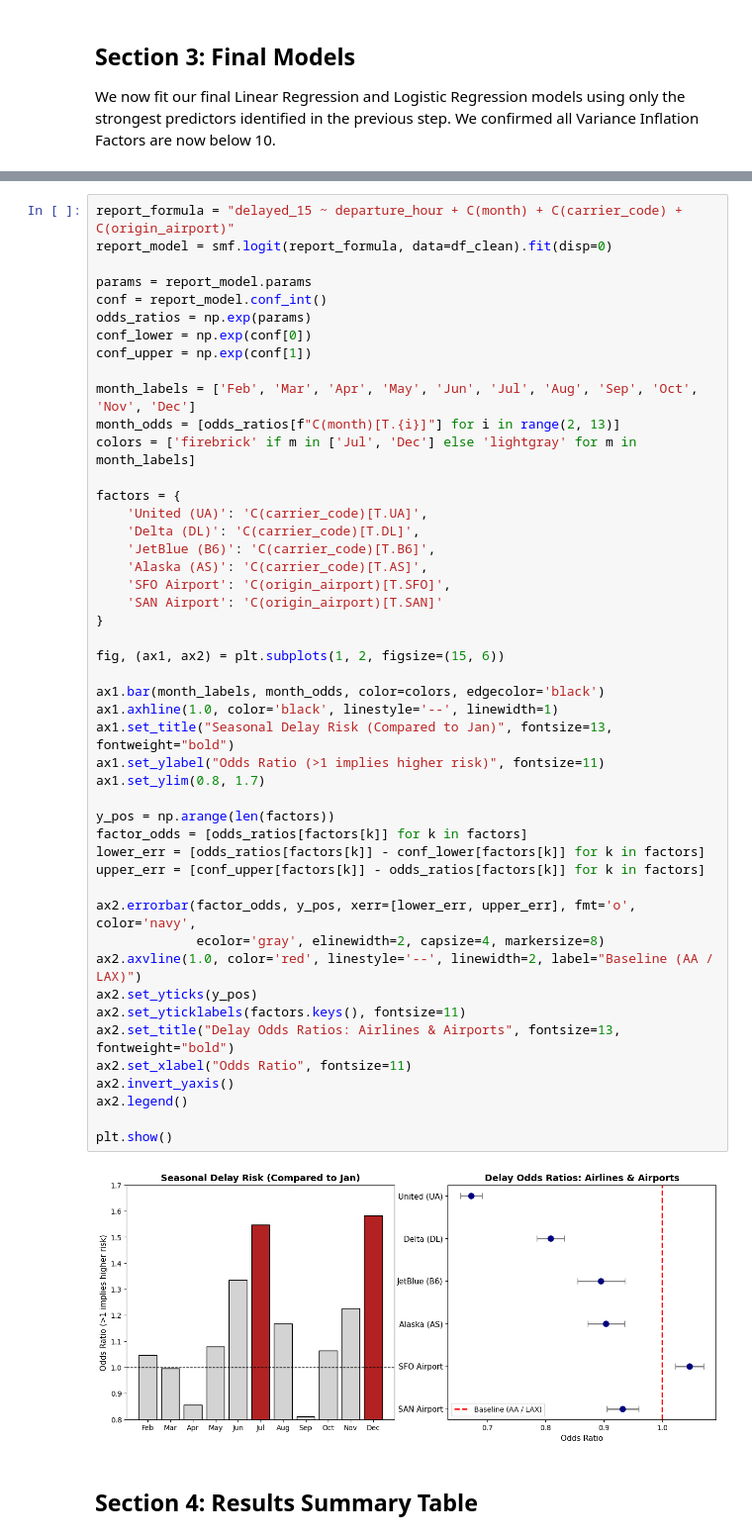
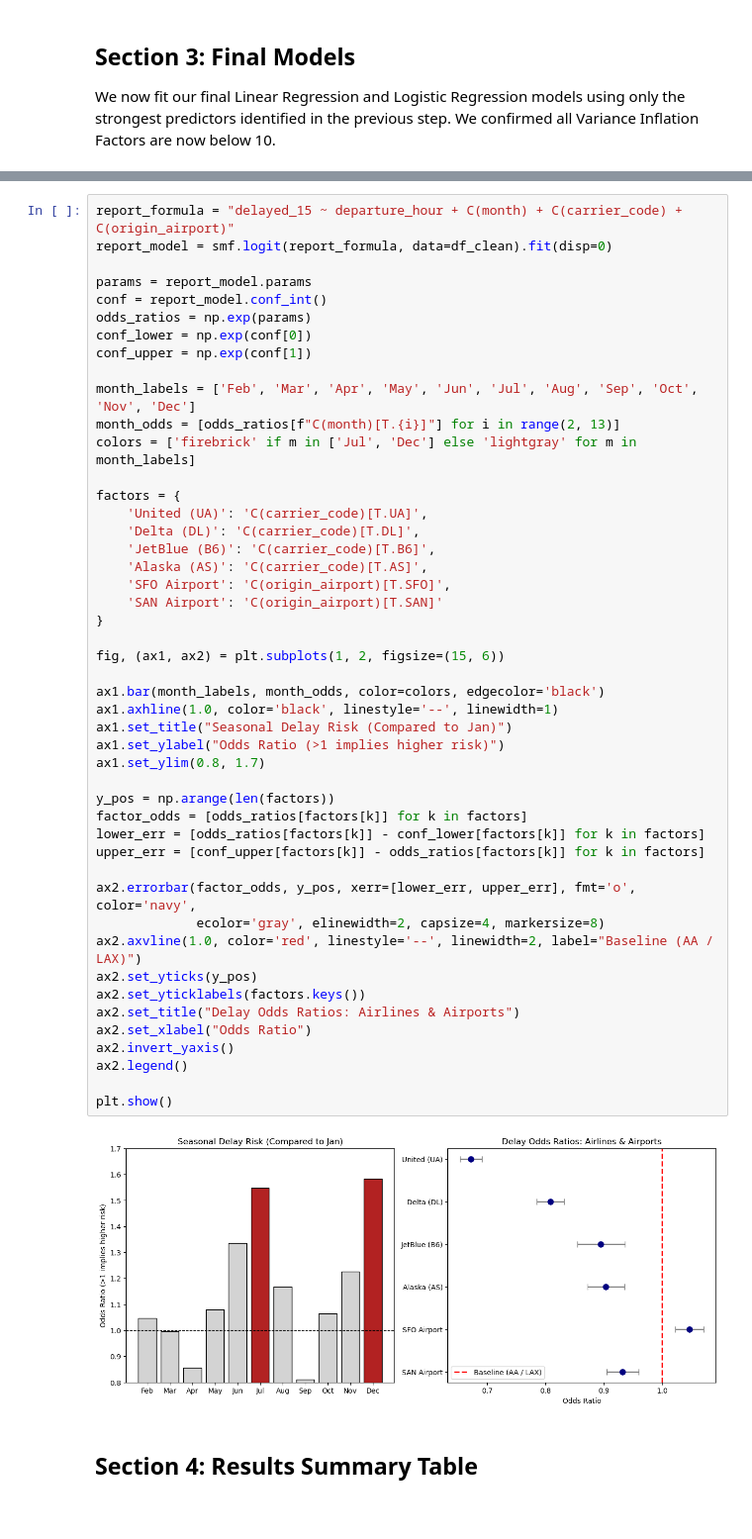
Before and after one commit to ageller02/Math-189-Group-34, a Jupyter notebook: notebooks/04_final_models_and_results.ipynb, the cells around one changed output, grey strips where cells are left out. Shown at 99% size. Cells and saved outputs as stored; diff of their text form; blank space fills up the shorter version.

```diff
--- a/notebooks/04_final_models_and_results.ipynb
+++ b/notebooks/04_final_models_and_results.ipynb
@@ -114,39 +114,39 @@ colors = ['firebrick' if m in ['Jul', 'Dec'] else 'lightgray' for m in month_lab
 
 factors = {
     'United (UA)': 'C(carrier_code)[T.UA]',
     'Delta (DL)': 'C(carrier_code)[T.DL]',
     'JetBlue (B6)': 'C(carrier_code)[T.B6]',
     'Alaska (AS)': 'C(carrier_code)[T.AS]',
     'SFO Airport': 'C(origin_airport)[T.SFO]',
     'SAN Airport': 'C(origin_airport)[T.SAN]'
 }
 
 fig, (ax1, ax2) = plt.subplots(1, 2, figsize=(15, 6))
 
 ax1.bar(month_labels, month_odds, color=colors, edgecolor='black')
 ax1.axhline(1.0, color='black', linestyle='--', linewidth=1)
-ax1.set_title("Seasonal Delay Risk (Compared to Jan)", fontsize=13, fontweight="bold")
-ax1.set_ylabel("Odds Ratio (>1 implies higher risk)", fontsize=11)
+ax1.set_title("Seasonal Delay Risk (Compared to Jan)")
+ax1.set_ylabel("Odds Ratio (>1 implies higher risk)")
 ax1.set_ylim(0.8, 1.7)
 
 y_pos = np.arange(len(factors))
 factor_odds = [odds_ratios[factors[k]] for k in factors]
 lower_err = [odds_ratios[factors[k]] - conf_lower[factors[k]] for k in factors]
 upper_err = [conf_upper[factors[k]] - odds_ratios[factors[k]] for k in factors]
 
 ax2.errorbar(factor_odds, y_pos, xerr=[lower_err, upper_err], fmt='o', color='navy',
              ecolor='gray', elinewidth=2, capsize=4, markersize=8)
 ax2.axvline(1.0, color='red', linestyle='--', linewidth=2, label="Baseline (AA / LAX)")
 ax2.set_yticks(y_pos)
-ax2.set_yticklabels(factors.keys(), fontsize=11)
-ax2.set_title("Delay Odds Ratios: Airlines & Airports", fontsize=13, fontweight="bold")
-ax2.set_xlabel("Odds Ratio", fontsize=11)
+ax2.set_yticklabels(factors.keys())
+ax2.set_title("Delay Odds Ratios: Airlines & Airports")
+ax2.set_xlabel("Odds Ratio")
 ax2.invert_yaxis()
 ax2.legend()
 
 plt.show()
 # %% [output]
-[figure, old version]
+[figure, new version]
 # %% [markdown]
 ## Section 4: Results Summary Table
 # %%
```
Also changed, not shown: parts of 3 cells of this notebook.
